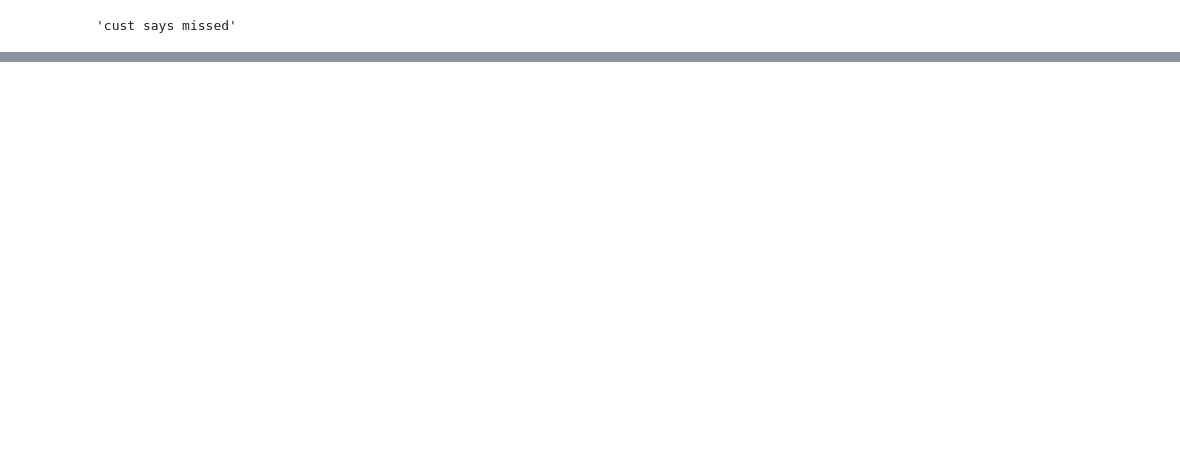
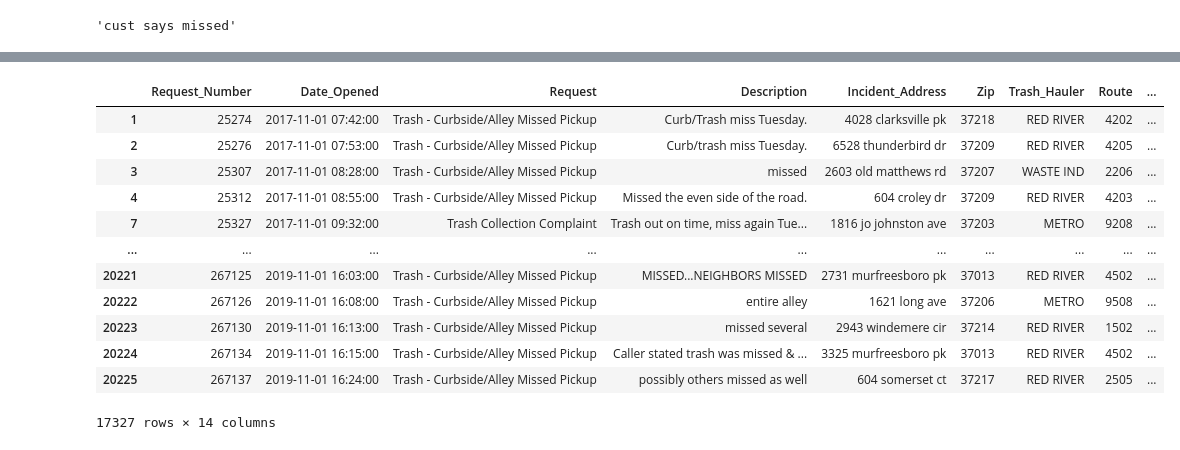
Before and after one commit to Barrett-Rogers/dq4-metro-beetles, a Jupyter notebook: dq4-Metro-Beetles-Barrett.ipynb, the cells around one changed output, grey strips where cells are left out. Saved outputs shown, nothing was run; the diff lists cells and outputs as text; code cells hidden in the pictures; blank space fills up the shorter version.

```diff
--- a/dq4-Metro-Beetles-Barrett.ipynb
+++ b/dq4-Metro-Beetles-Barrett.ipynb
@@ -502,0 +662,33 @@ total_miss2.Description.iloc[1709]
+# %%
+huboo['Incident_Address'] = huboo['Incident_Address'].str.replace(r'(drive)',r'dr')
+huboo['Incident_Address'] = huboo['Incident_Address'].str.replace(r'(road)',r'rd')
+huboo['Incident_Address'] = huboo['Incident_Address'].str.replace(r'(boulevard)',r'blvd')
+huboo['Incident_Address'] = huboo['Incident_Address'].str.replace(r'(court)',r'ct')
+huboo['Incident_Address'] = huboo['Incident_Address'].str.replace(r'(trace)',r'trce')
+huboo['Incident_Address'] = huboo['Incident_Address'].str.replace(r'(avenue)',r'ave')
+huboo['Incident_Address'] = huboo['Incident_Address'].str.replace(r'(circle)',r'cir')
+huboo['Incident_Address'] = huboo['Incident_Address'].str.replace(r'(street)',r'st')
+huboo['Incident_Address'] = huboo['Incident_Address'].str.replace(r'(place)',r'pl')
+huboo['Incident_Address'] = huboo['Incident_Address'].str.replace(r'(pike|pke)',r'pk')
+huboo['Incident_Address'] = huboo['Incident_Address'].str.replace(r'(lane)',r'ln')
+
+# Now fix the zip
+
+huboo['Zip'] = huboo['Zip'].astype(str)
+huboo['Zip'] = huboo['Zip'].replace(to_replace = r'\.\d',value = '', regex = True).str.strip()
+
+huboo
+# %% [output]
+|  | Request_Number | Date_Opened | Request | Description | Incident_Address | Zip | Trash_Hauler | Route | ... |
+| 1 | 25274 | 2017-11-01 07:42:00 | Trash - Curbside/Alley Missed Pickup | Curb/Trash miss Tuesday. | 4028 clarksville pk | 37218 | RED RIVER | 4202 | ... |
+| 2 | 25276 | 2017-11-01 07:53:00 | Trash - Curbside/Alley Missed Pickup | Curb/trash miss Tuesday. | 6528 thunderbird dr | 37209 | RED RIVER | 4205 | ... |
+| 3 | 25307 | 2017-11-01 08:28:00 | Trash - Curbside/Alley Missed Pickup | missed | 2603 old matthews rd | 37207 | WASTE IND | 2206 | ... |
+| 4 | 25312 | 2017-11-01 08:55:00 | Trash - Curbside/Alley Missed Pickup | Missed the even side of the road. | 604 croley dr | 37209 | RED RIVER | 4203 | ... |
+| 7 | 25327 | 2017-11-01 09:32:00 | Trash Collection Complaint | Trash out on time, miss again Tue... | 1816 jo johnston ave | 37203 | METRO | 9208 | ... |
+| ... | ... | ... | ... | ... | ... | ... | ... | ... | ... |
+| 20221 | 267125 | 2019-11-01 16:03:00 | Trash - Curbside/Alley Missed Pickup | MISSED...NEIGHBORS MISSED | 2731 murfreesboro pk | 37013 | RED RIVER | 4502 | ... |
+| 20222 | 267126 | 2019-11-01 16:08:00 | Trash - Curbside/Alley Missed Pickup | entire alley | 1621 long ave | 37206 | METRO | 9508 | ... |
+| 20223 | 267130 | 2019-11-01 16:13:00 | Trash - Curbside/Alley Missed Pickup | missed several | 2943 windemere cir | 37214 | RED RIVER | 1502 | ... |
+| 20224 | 267134 | 2019-11-01 16:15:00 | Trash - Curbside/Alley Missed Pickup | Caller stated trash was missed & ... | 3325 murfreesboro pk | 37013 | RED RIVER | 4502 | ... |
+| 20225 | 267137 | 2019-11-01 16:24:00 | Trash - Curbside/Alley Missed Pickup | possibly others missed as well | 604 somerset ct | 37217 | RED RIVER | 2505 | ... |
+17327 rows × 14 columns
```
Also changed, not shown: parts of 14 cells of this notebook.
